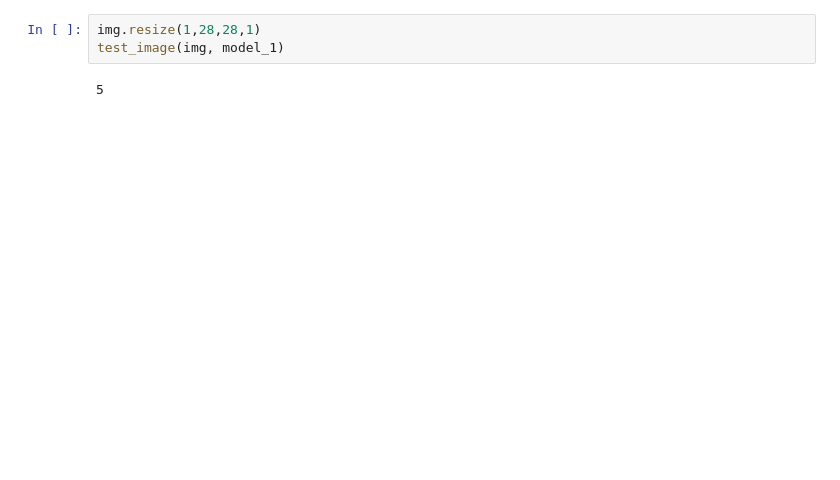
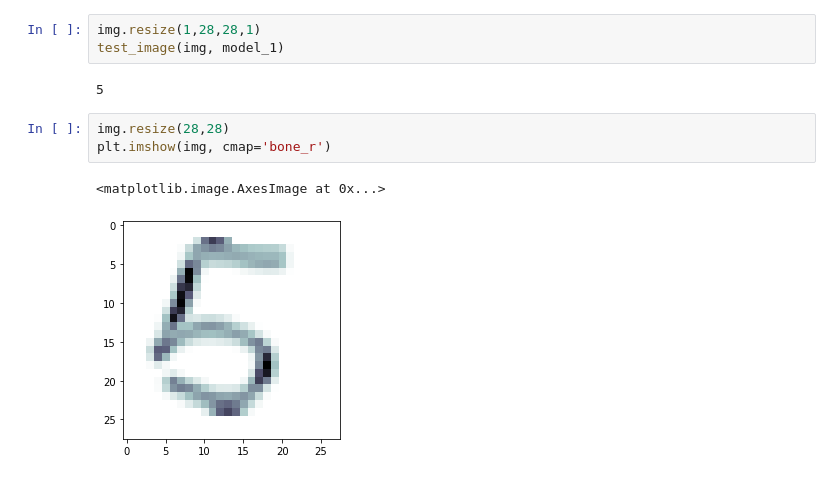
Before and after one commit to jobymcoby/Machine-Learning, a Jupyter notebook: Hand Drawn Digit Classification Keras.ipynb, the cells around one changed output. Saved outputs shown, nothing was run; the diff lists cells and outputs as text; blank space fills up the shorter version.

```diff
--- a/Hand Drawn Digit Classification Keras.ipynb
+++ b/Hand Drawn Digit Classification Keras.ipynb
@@ -293,3 +320,9 @@ img.resize(1,28,28,1)
 test_image(img, model_1)
 # %% [output]
 5
+# %%
+img.resize(28,28)
+plt.imshow(img, cmap='bone_r')
+# %% [output]
+<matplotlib.image.AxesImage at 0x...>
+[figure, added]
```
Also changed, not shown: parts of 21 cells of this notebook.
